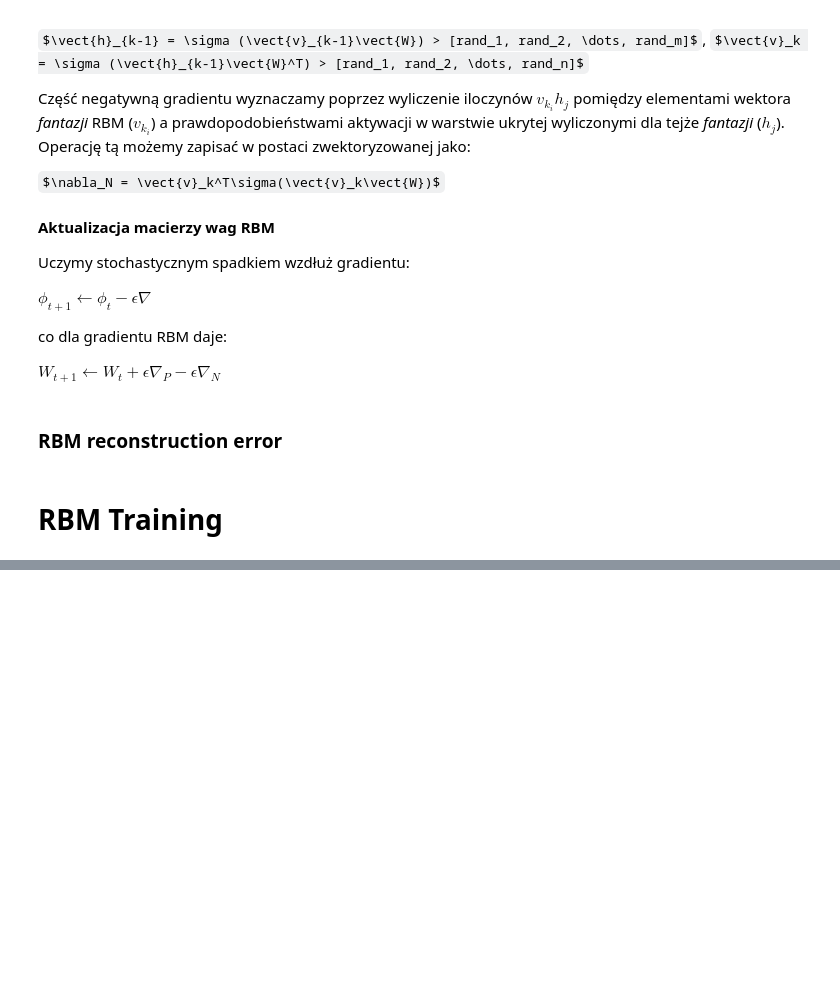
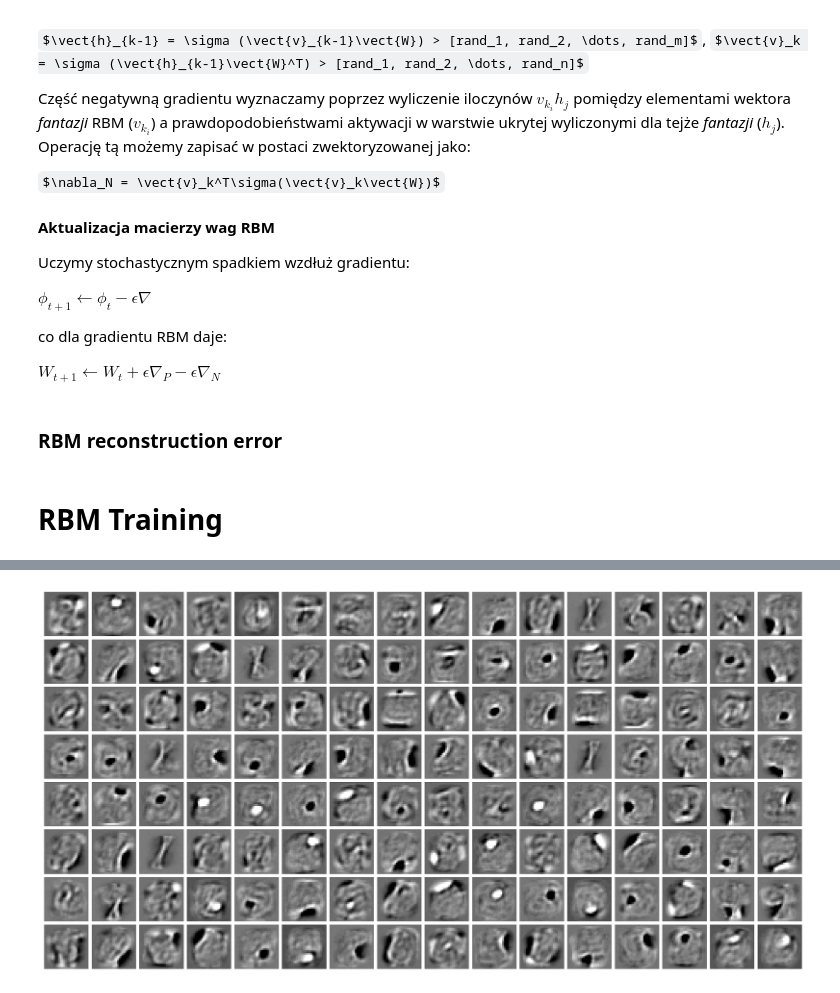
Before and after one commit to jupiterb/agh-data-science, a Jupyter notebook: 1/neural_networks/lab3.ipynb, the cells around one changed output, grey strips where cells are left out. Drawn from its saved outputs; the diff is of its cells as text; code cells hidden in the pictures; some formulas as TeX source; blank space fills up the shorter version.

```diff
--- a/1/neural_networks/lab3.ipynb
+++ b/1/neural_networks/lab3.ipynb
@@ -130,0 +120,7 @@ def cdk(rbm, minibatch, k=1):
+# %%
+# equations from the markdown above...
+
+get_hidden = lambda visible, W: sigmoid(visible @ W[:, :-1])
+get_visible = lambda hidden, W: sigmoid(hidden @ W[:-1, :].T)
+get_grad = lambda hidden, visible: (visible.T @ hidden)
+activation_proba = lambda neurons: neurons > rand(*neurons.shape)
@@ -133,13 +156,14 @@ def cdk(rbm, minibatch, k=1):
 # %%
 def reconstuction_error(rbm, minibatch):
     observations_count = minibatch.shape[0]
+
     visible = zeros(observations_count, rbm.visible_size)
     hidden = append_ones(zeros(observations_count, rbm.hidden_size))
 
-    # positive hidden
+    hidden[:, :-1] = activation_proba(get_hidden(minibatch, rbm.W))
+    visible = get_visible(hidden, rbm.W)
 
-
-    raise Exception("Not implemented!")
+    error = np.sum((minibatch[:, :-1] - visible) ** 2) / observations_count
 
     return error
 # %% [markdown]
@@ -196,0 +243,22 @@ draw_filters(rbm)
+# %%
+BATCH_SIZE = 128
+EPOCHS_COUNT = 50
+
+def train_epoch(rbm, dataset):
+    batches_limit = dataset.shape[0] / BATCH_SIZE
+    for batch_idx, batch in enumerate(chunks(dataset, BATCH_SIZE)):
+        cdk(rbm, batch, k=5)
+        if batch_idx % round(batches_limit / 50) == 0: print("#", end="")
+
+rbm.reset()
+for epoch in range(EPOCHS_COUNT):
+    print("Epoch {}:".format(epoch + 1),  end="\t")
+
+    start_time = time.time()
+    train_epoch(rbm, dataset)
+
+    elapsed = time.time() - start_time
+    error = reconstuction_error(rbm, monitoring_set)
+    print("\telapsed: {0:>2.2f}s, reconstruction error: {1:>2.2f}".format(elapsed, error))
+
+print("Training finished!")
@@ -196,0 +283,4 @@ draw_filters(rbm)
+# %%
+draw_filters(rbm)
+# %% [output]
+[figure, added]
```
Also changed, not shown: parts of 6 cells of this notebook, 1 other file.
